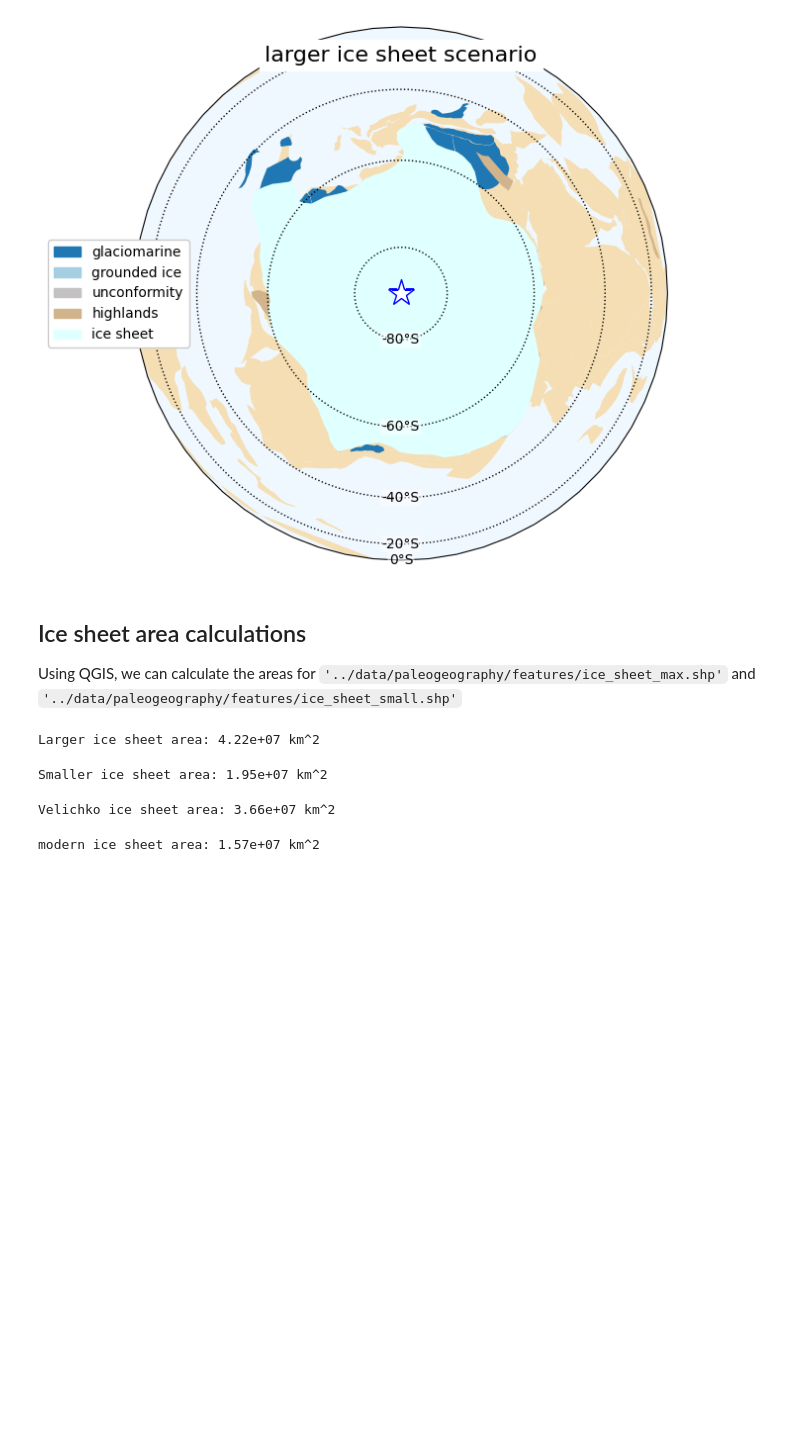
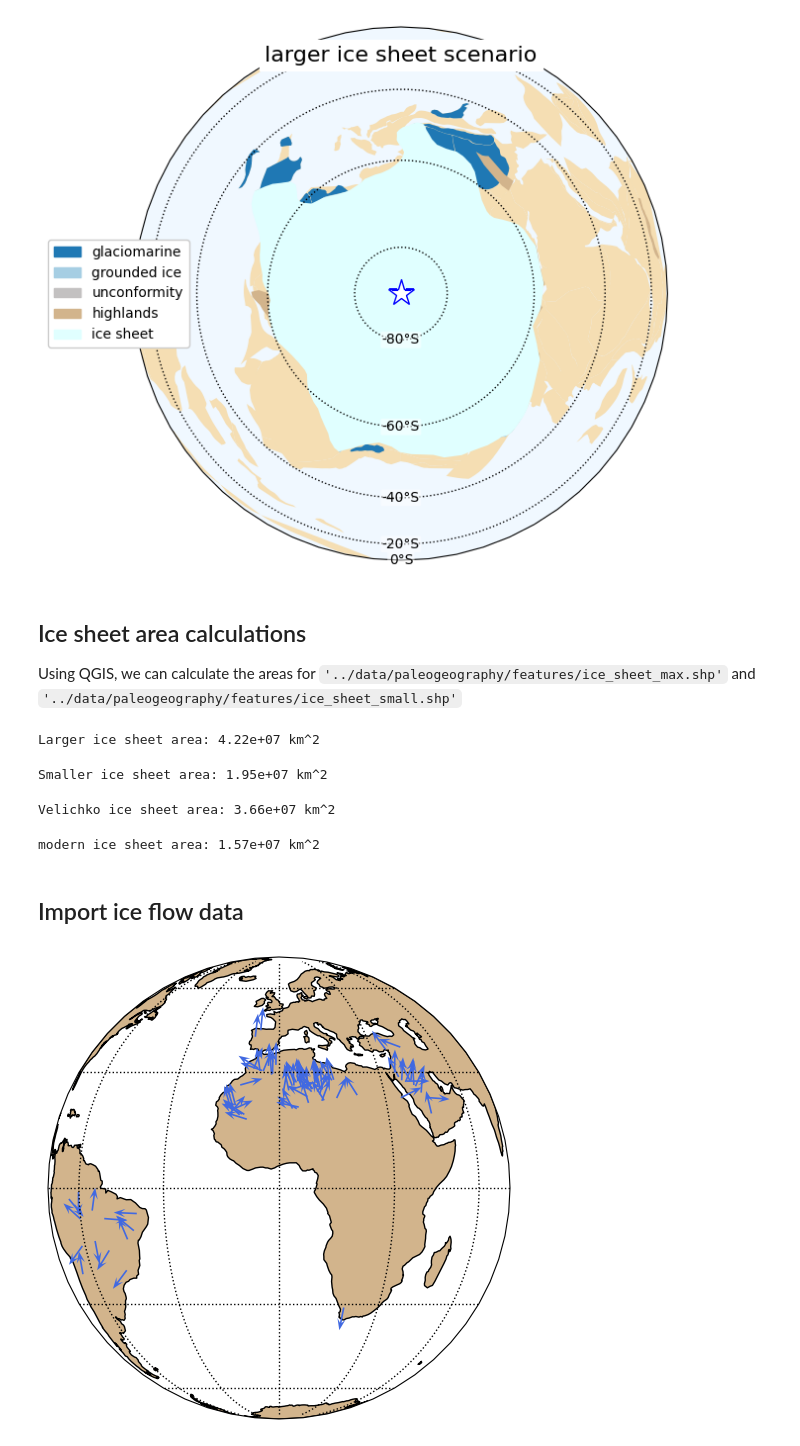
Before and after one commit to Swanson-Hysell-Group/2025_Ordovician_review, a Jupyter notebook: code/paleogeography_Gondwana.ipynb, the cells around one changed output. Saved outputs shown, nothing was run; the diff lists cells and outputs as text; code cells hidden in the pictures; blank space fills up the shorter version.

Commit message:
add ice vector data plot

```diff
--- a/code/paleogeography_Gondwana.ipynb
+++ b/code/paleogeography_Gondwana.ipynb
@@ -862,3 +862,29 @@ modern_ice_area_km2 = Antarctica_area_modern_km2 + Greenland_area_modern_km2
 print(f'modern ice sheet area: {modern_ice_area_km2:.2e} km^2')
 # %% [output]
 modern ice sheet area: 1.57e+07 km^2
+# %% [markdown]
+## Import ice flow data
+# %%
+# Import a shapefile with iceflow direction vectors
+iceflow_path = '../data/paleogeography/features/iceflow.shp'
+
+# Import iceflow vectors using geopandas
+
+iceflow_vectors = gpd.read_file(iceflow_path)
+
+lon = iceflow_vectors['geometry'].apply(lambda geom: geom.xy[0][0])
+lat = iceflow_vectors['geometry'].apply(lambda geom: geom.xy[1][0])
+
+# use bearing angle to calculate dx and dy
+iceflow_vectors['dx'] = np.sin(np.radians(iceflow_vectors['Bearing']))
+iceflow_vectors['dy'] = np.cos(np.radians(iceflow_vectors['Bearing']))
+
+map_axis, proj_plot = make_map(ccrs.Orthographic, central_latitude=0)
+map_axis.add_feature(ccrs.cartopy.feature.LAND, zorder=0, edgecolor='black', facecolor='tan')
+map_axis.quiver(lon, lat, iceflow_vectors['dx'], iceflow_vectors['dy'],
+                scale=20, color='royalblue', width=0.005, headwidth=5, headlength=7,
+                minshaft=2, minlength=0.1, transform=ccrs.PlateCarree())
+
+plt.show()
+# %% [output]
+[figure, added]
```
Also changed, not shown: parts of 2 cells of this notebook.
